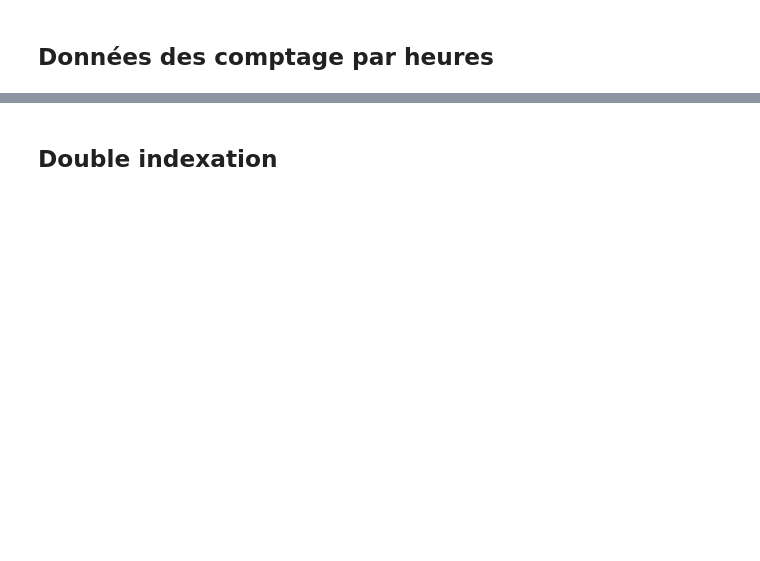
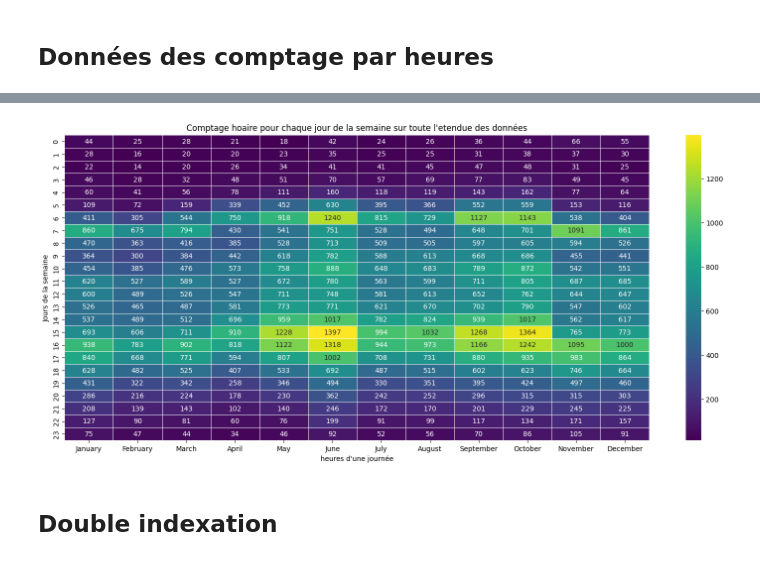
Before and after one commit to ba-talibe/OpenData-Rouen_Analysis_Project, a Jupyter notebook: visualisation.ipynb, the cells around one changed output, grey strips where cells are left out. Drawn from its saved outputs; the diff is of its cells as text; code cells hidden in the pictures; blank space fills up the shorter version.

```diff
--- a/visualisation.ipynb
+++ b/visualisation.ipynb
@@ -146,0 +195,8 @@ plt.show()
+# %%
+from datetime import datetime, timedelta
+
+end_date = tidf.index[0]
+start_date = end_date - timedelta(days=365)
+date_range = pd.date_range(start=start_date, end=end_date, freq="H")
+
+start_date, end_date
@@ -147,3 +221,38 @@ plt.show()
+# %%
+date_range = date_range.intersection(tidf.index)
+daily_counts_average = tidf[["counts"]].loc[date_range].groupby([pd.Grouper(freq="h")]).mean()
+
+
+
+daily_counts_average["date"] = daily_counts_average.index
+daily_counts_average['month_name'] = daily_counts_average['date'].dt.strftime('%B')
+daily_counts_average["hours"] = daily_counts_average.date.dt.hour
+
+
+month_order = [
+    'January', 'February', 'March', 'April', 'May', 'June', 'July',
+    'August', 'September', 'October', 'November', 'December'
+]
+daily_counts_average['month_name'] = pd.Categorical(daily_counts_average['month_name'], categories=month_order, ordered=True)
+
+
+
+
+heatmap_data = daily_counts_average.pivot_table(index='hours', columns='month_name', values='counts', aggfunc='mean', fill_value=0)
+
+
+plt.figure(figsize=(19, 8))
+sns.heatmap(heatmap_data, cmap='viridis', annot=True, fmt=".0f", linewidths=.5)
+
+# Customize plot labels and title
+plt.title("Comptage hoaire pour chaque jour de la semaine sur toute l'etendue des données")
+plt.xlabel("heures d'une journée")
+plt.ylabel("Jours de la semaine")
+
+# Show the plot
+plt.show()
+# %% [output]
+[figure, added]
 # %% [markdown]
 ## Double indexation
 # %%
```
Also changed, not shown: parts of 13 cells of this notebook.
